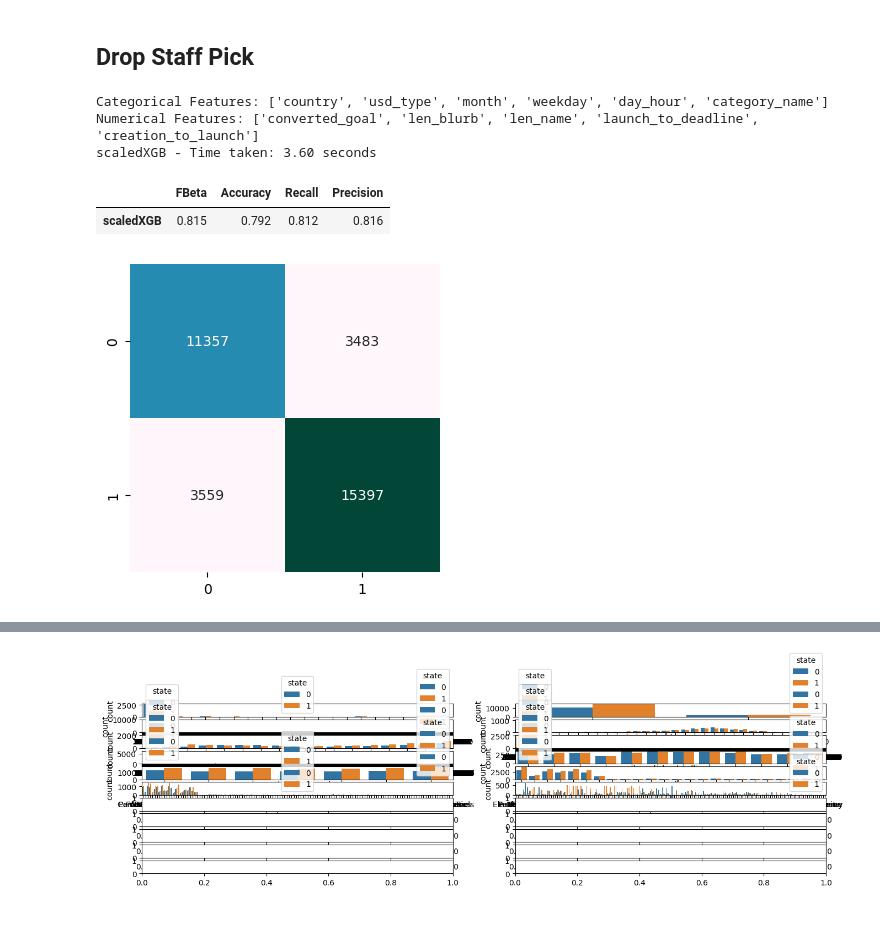
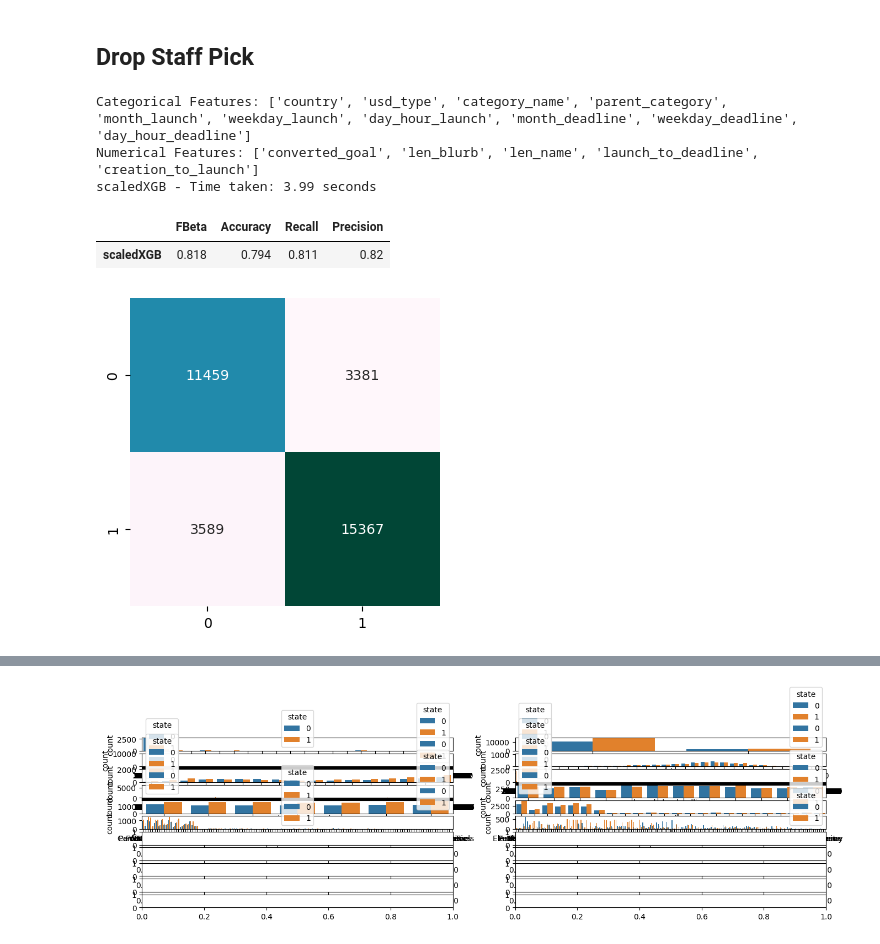
Before and after one commit to joshuadbeil/kickstarter_challenge, a Jupyter notebook: 04-error-analysis.ipynb, the cells around one changed output, grey strips where cells are left out. Saved outputs shown, nothing was run; the diff lists cells and outputs as text; code cells hidden in the pictures.

```diff
--- a/04-error-analysis.ipynb
+++ b/04-error-analysis.ipynb
@@ -87,40 +90,36 @@ scaledXGB - Time taken: 3.67 seconds
 # %%
 data = pd.read_csv('data/processed/kickstarter_clean.csv')
 
 
-# Drop Staff Pick
+# Include staff pick
 
-data = data.drop(['staff_pick','usd_pledged','backers_count'], axis=1)
-data.day_hour = data.day_hour.astype(str)
-data.sample(5, random_state=RSEED)
-
+data['day_hour_launch'] = data['day_hour_launch'].astype(str)
+data['day_hour_deadline'] = data['day_hour_deadline'].astype(str)
+data = data.drop(['staff_pick','usd_pledged','pledge_per_backer'], axis=1)
 
 y = data['state']
 X = data.drop('state', axis=1)
 
 X_train, X_test, y_train, y_test = train_test_split(X,y, stratify = y, test_size = 0.2, random_state = RSEED)
 
-
 target = 'state'
 num_features, cat_features = process.num_cat_features(data, target=target)
 models = {'XGB':  XGBClassifier(seed=RSEED)}
 
-
 preprocessor = process.create_preprocessor(num_features, cat_features)
 scaled_models = process.model_process_pipeline(models, preprocessor, prefix='scaled')
 
-
-predictes_y_test_dict = process.model_test_predict(X_train, X_test, y_train, scaled_models)
+predictes_y_test_dict, _ = process.model_test_predict(X_train, X_test, y_train, scaled_models)
 display(vs.nice_scores(y_test, predictes_y_test_dict))
 
 fig, ax = plt.subplots(figsize=(4,4))
 sns.heatmap(confusion_matrix(y_test, predictes_y_test_dict['scaledXGB']), fmt='g', annot=True, cmap='PuBuGn', cbar=False);
 # %% [output]
-Categorical Features: ['country', 'usd_type', 'month', 'weekday', 'day_hour', 'category_name']
+Categorical Features: ['country', 'usd_type', 'category_name', 'parent_category', 'month_launch', 'weekday_launch', 'day_hour_launch', 'month_deadline', 'weekday_deadline', 'day_hour_deadline']
 Numerical Features: ['converted_goal', 'len_blurb', 'len_name', 'launch_to_deadline', 'creation_to_launch']
-scaledXGB - Time taken: 3.60 seconds
+scaledXGB - Time taken: 3.99 seconds
 |  | FBeta | Accuracy | Recall | Precision |
-| scaledXGB | 0.815 | 0.792 | 0.812 | 0.816 |
+| scaledXGB | 0.818 | 0.794 | 0.811 | 0.82 |
 [figure]
 # %%
 og_predictions = {}
```
Also changed, not shown: parts of 10 cells of this notebook.
